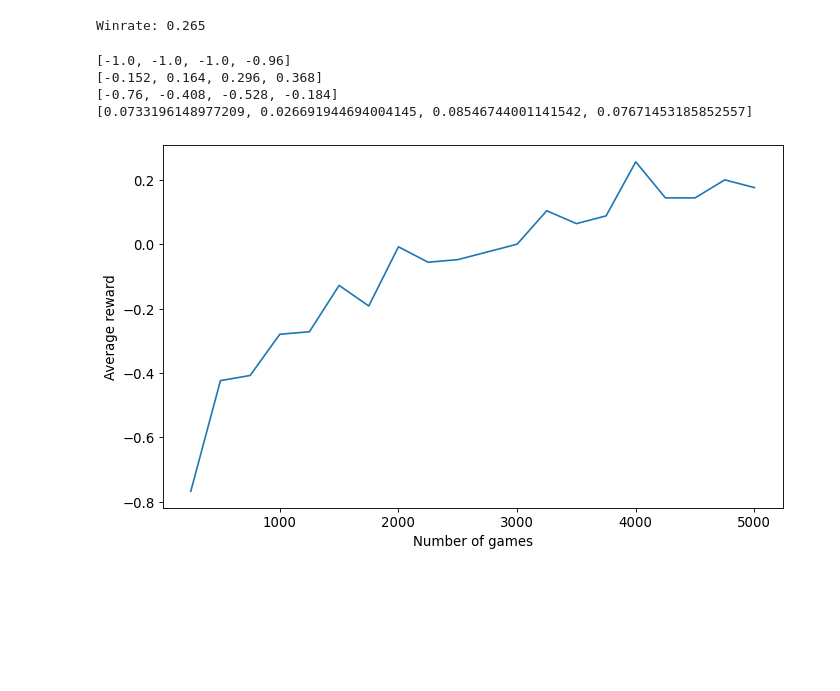
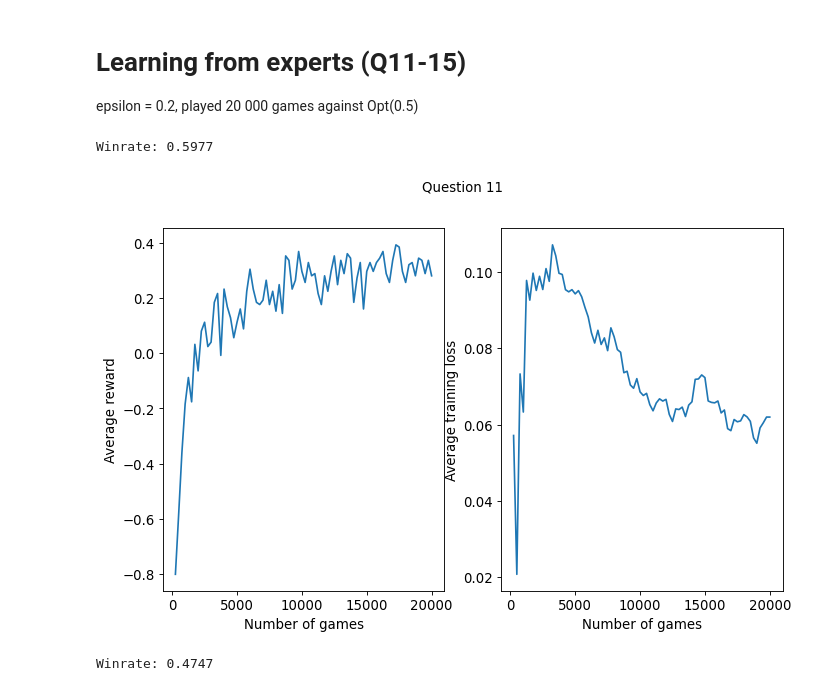
Before and after one commit to bschiehl/MP_nim, a Jupyter notebook: DQN.ipynb, the cells around one changed output. Cells and saved outputs as stored; diff of their text form; code cells hidden in the pictures; blank space fills up the shorter version.

Commit message:
DQN questions 11-18

```diff
--- a/DQN.ipynb
+++ b/DQN.ipynb
@@ -304,28 +370,34 @@ params = {'legend.fontsize': 'large',
          'xtick.labelsize':'large',
          'ytick.labelsize':'large'}
 mpl.rcParams.update(params)
+# %% [markdown]
+# Learning from experts (Q11-15)
+
+epsilon = 0.2, played 20 000 games against Opt(0.5)
 # %%
 # Question 11
 player_Q = NimDQNlearningAgent(player=0, epsilon=0.2)
 player_opt = OptimalPlayer(epsilon=0.5, player=1)
-avg_rewards, avg_train_loss, M_opts, M_rands = playGames(env, player_Q, player_opt, decreaseExploration=False, numGames=1000)
+avg_rewards, avg_train_loss, M_opts, M_rands = playGames(env, player_Q, player_opt, decreaseExploration=False, numGames=20000)
 # %% [output]
-Winrate: 0.265
+Winrate: 0.5977
 # %%
-print(M_opts)
-print(M_rands)
-print(avg_rewards)
-print(avg_train_loss)
+plt.figure(figsize=(10, 6), dpi=80)
+plt.subplot(1, 2, 1)
+ax1 = sns.lineplot(x=range(250, 20001, 250), y=avg_rewards)
+ax1.set(ylabel="Average reward", xlabel="Number of games")
+plt.subplot(1, 2, 2)
+ax2 = sns.lineplot(x=range(250, 20001, 250), y=avg_train_loss)
+ax2.set(ylabel="Average training loss", xlabel="Number of games")
+plt.suptitle("Question 11")
+plt.show()
 # %% [output]
-[-1.0, -1.0, -1.0, -0.96]
-[-0.152, 0.164, 0.296, 0.368]
-[-0.76, -0.408, -0.528, -0.184]
-[0.0733196148977209, 0.026691944694004145, 0.08546744001141542, 0.07671453185852557]
+[figure, added]
 # %%
-plt.figure(figsize=(10, 6), dpi=80)
-ax = sns.lineplot(x=list(range(250, 1001, 250)), y=avg_rewards)
-ax.set(ylabel="Average reward", xlabel="Number of games")
-plt.show()
+#Question 12
+player_Q = NimDQNlearningAgent(player=0, epsilon=0.2, batch_size=1, useBuffer=False)
+player_opt = OptimalPlayer(epsilon=0.5, player=1)
+avg_rewards, avg_train_loss, M_opts, M_rands = playGames(env, player_Q, player_opt, decreaseExploration=False, numGames=20000)
 # %% [output]
-[figure, removed]
+Winrate: 0.4747
 # %%
```
Also changed, not shown: parts of 16 cells of this notebook.
